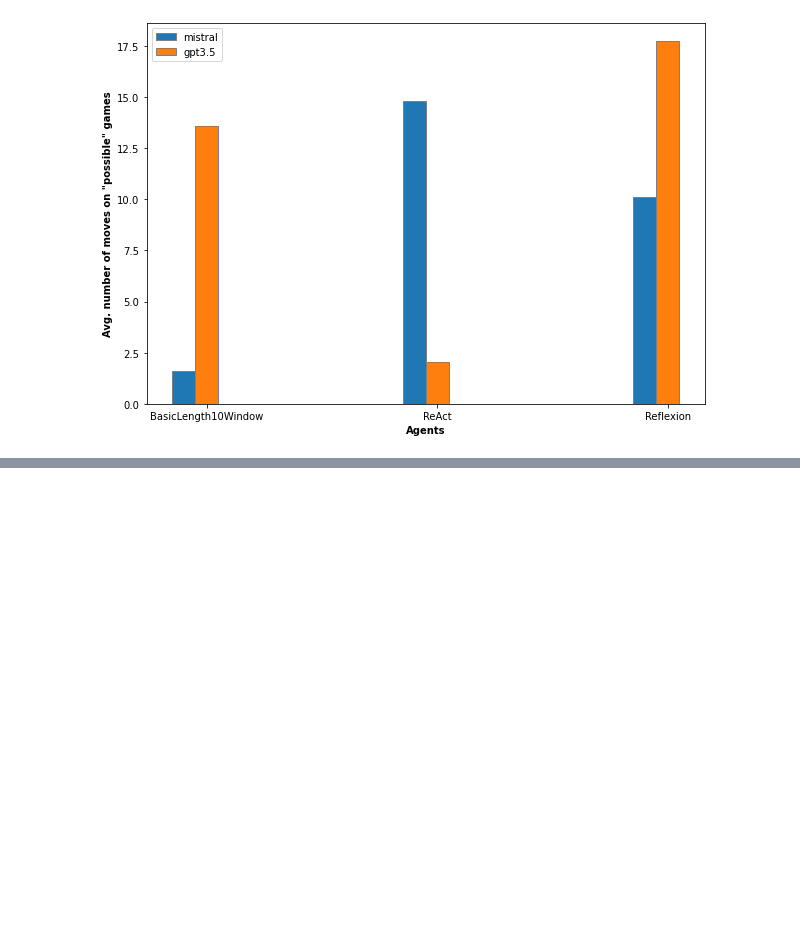
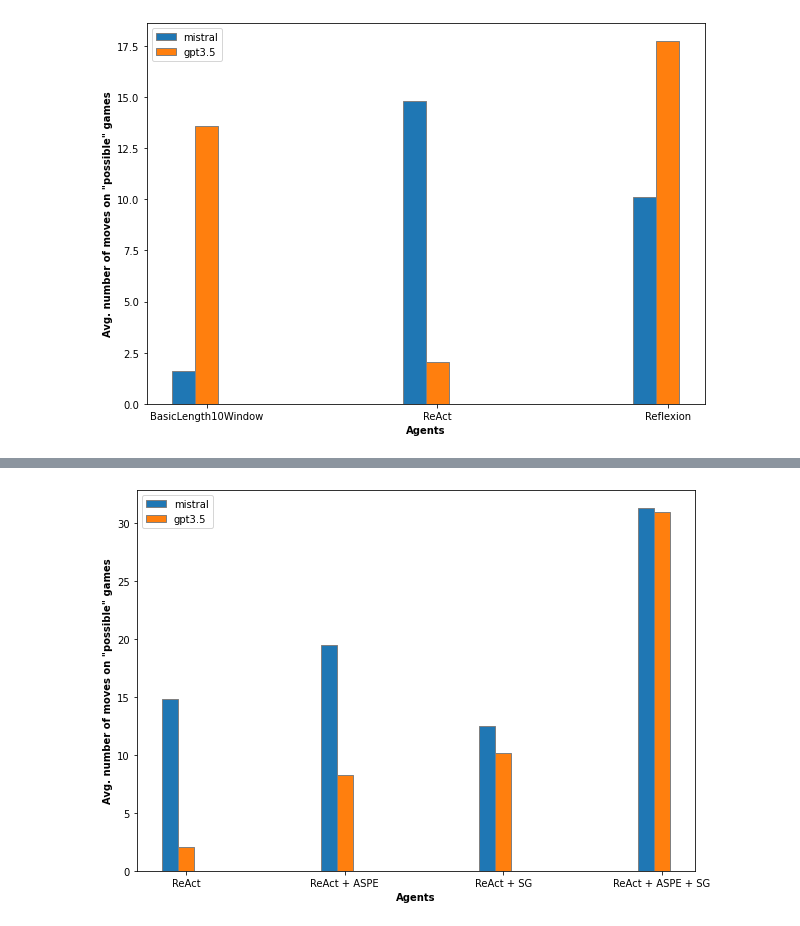
Before and after one commit to caenopy/if-agents, a Jupyter notebook: visualization/viz.ipynb, the cells around one changed output, grey strips where cells are left out. Saved outputs shown, nothing was run; the diff lists cells and outputs as text; code cells hidden in the pictures; blank space fills up the shorter version.

```diff
--- a/visualization/viz.ipynb
+++ b/visualization/viz.ipynb
@@ -374,0 +534,29 @@ generate_moves_graph(
+# %%
+react_actionspace_mistral_dir = "/Users/mirandamelodies99/code/if-agents/experiments/react-actionspace_mistralai_Mistral-7B-Instruct-v0.2_20240310_221619"
+react_actionspace_gpt_dir = '/Users/mirandamelodies99/code/if-agents/experiments/react-actionspace_gpt-3.5-turbo_20240310_220729'
+# %%
+# note these both also have action space prompt engineering
+react_shorterprompt_gpt_dir = "/Users/mirandamelodies99/code/if-agents/experiments/shorterprompt-react_gpt-3.5-turbo_20240311_004547"
+react_shorterprompt_mistral_dir = "/Users/mirandamelodies99/code/if-agents/experiments/shorterprompt-react_mistralai_Mistral-7B-Instruct-v0.2_20240310_235637"
+# %%
+react_shorterprompt_noaction_gpt = '/Users/mirandamelodies99/code/if-agents/experiments/shorterprompt-noactionspace-react_gpt-3.5-turbo_20240311_101537'
+react_shorterprompt_noaction_mistral = '/Users/mirandamelodies99/code/if-agents/experiments/shorterprompt-noactionspace-react_mistralai_Mistral-7B-Instruct-v0.2_20240311_092403'
+# %%
+generate_moves_graph(
+    [
+        [react_mistral_dir, react_gpt_35_dir],
+        [react_actionspace_mistral_dir, react_actionspace_gpt_dir],
+        [react_shorterprompt_noaction_mistral, react_shorterprompt_noaction_gpt],
+        [react_shorterprompt_mistral_dir, react_shorterprompt_gpt_dir]
+    ],
+    [
+        'ReAct',
+        'ReAct + ASPE',
+        'ReAct + SG',
+        'ReAct + ASPE + SG',
+
+    ],
+    ['mistral', 'gpt3.5']
+)
+# %% [output]
+[figure, added]
```
Also changed, not shown: parts of 9 cells of this notebook.
